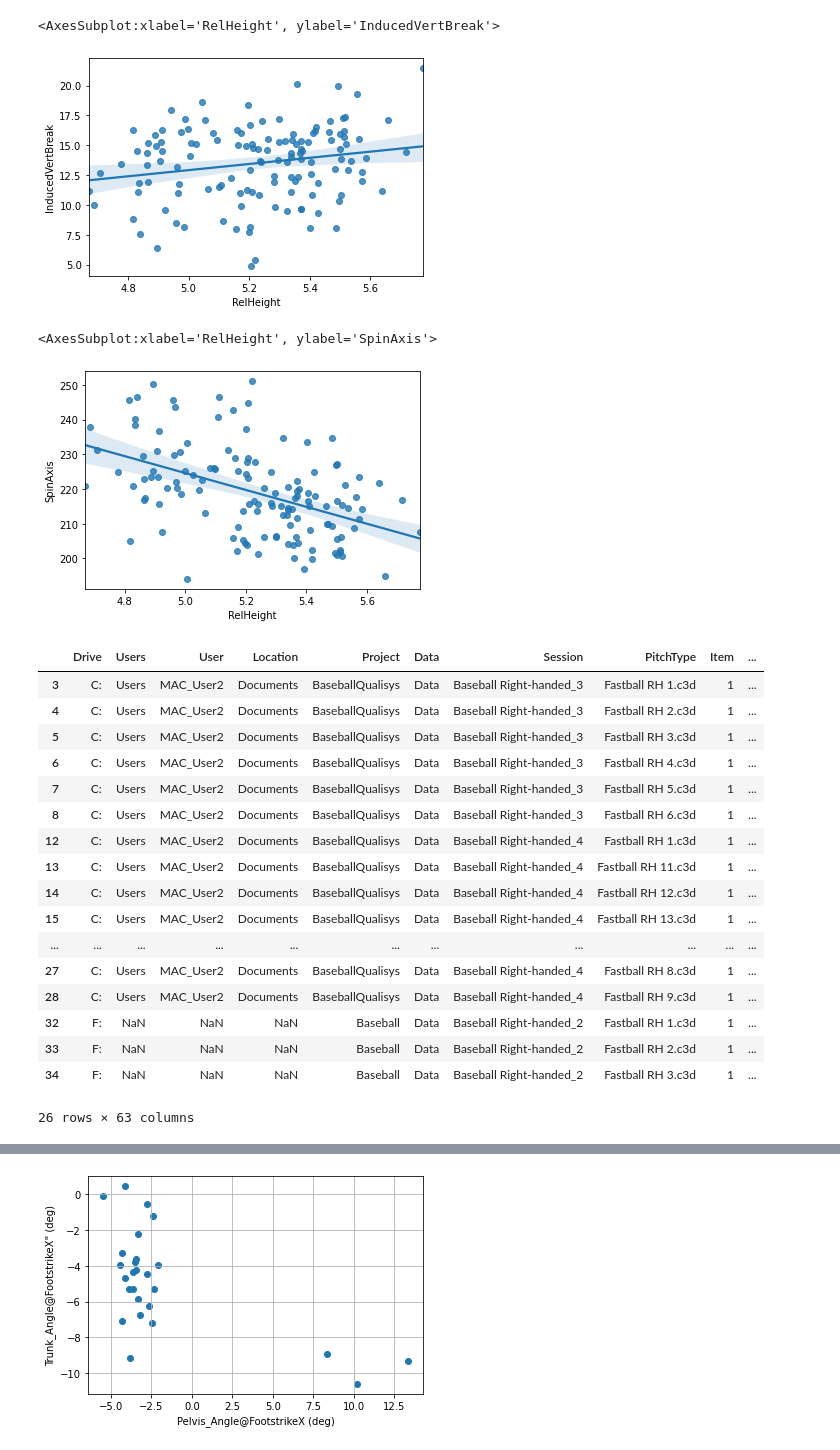
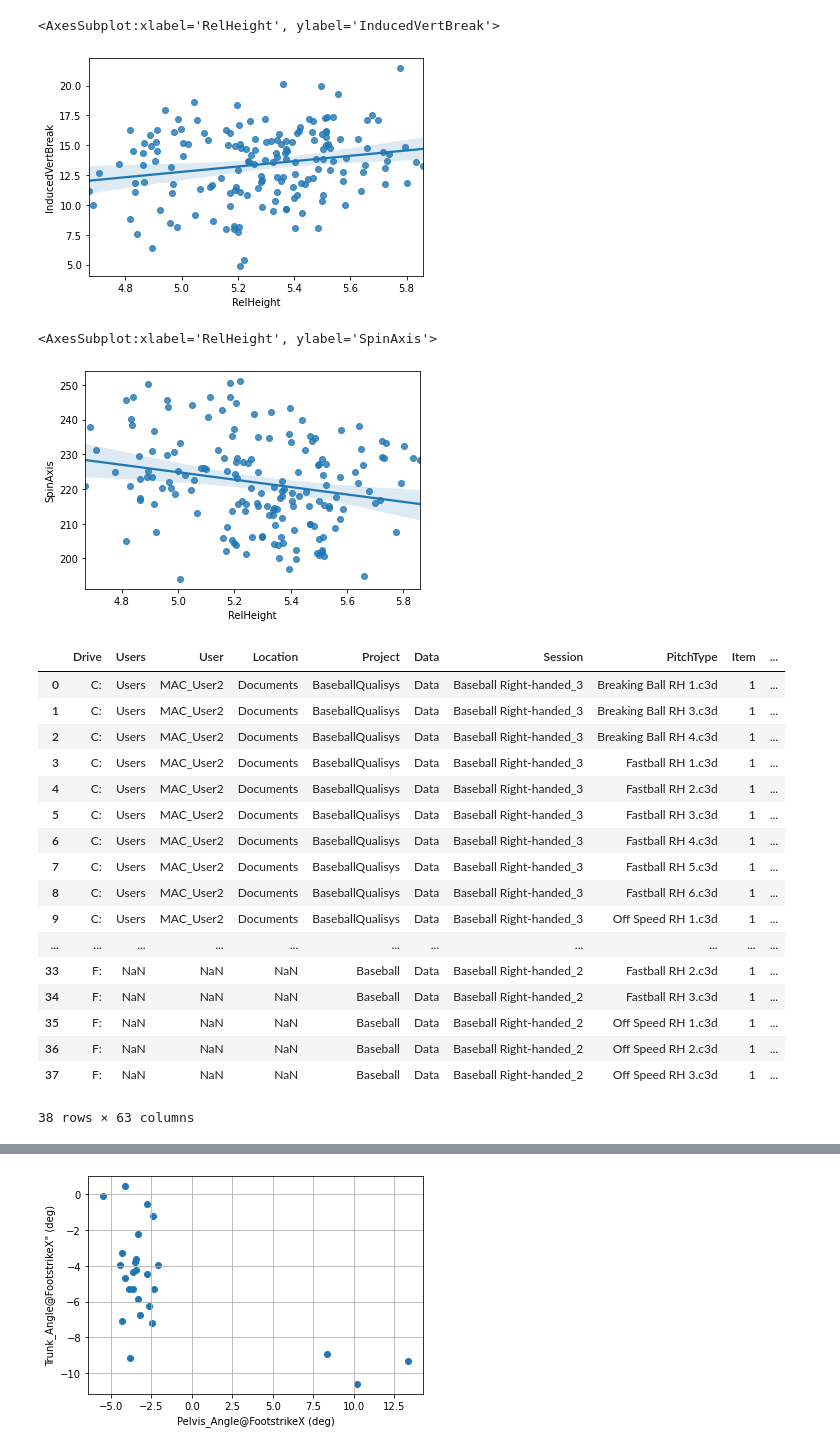
Before and after one commit to joeymylott/WakeForestBiomechanicsAndAnalytics, a Jupyter notebook: PitchMovementBiomechanics (no names).ipynb, the cells around one changed output, grey strips where cells are left out. Saved outputs shown, nothing was run; the diff lists cells and outputs as text; code cells hidden in the pictures.

```diff
--- a/PitchMovementBiomechanics (no names).ipynb
+++ b/PitchMovementBiomechanics (no names).ipynb
@@ -68,14 +68,14 @@ sns.regplot(x="HorzBreak", y="InducedVertBreak", data=teddyfb)
 # %%
 # Plot InducedVertBreak per Release Height
 
-sns.regplot(x="RelHeight", y="InducedVertBreak", data=teddyfb)
+sns.regplot(x="RelHeight", y="InducedVertBreak", data=playerfb)
 # %% [output]
 <AxesSubplot:xlabel='RelHeight', ylabel='InducedVertBreak'>
-[figure, old version]
+[figure, new version]
 # %%
 # Plot Spin Axis per Release Height
 
-sns.regplot(x="RelHeight", y="SpinAxis", data=teddyfb)
+sns.regplot(x="RelHeight", y="SpinAxis", data=playerfb)
 # %% [output]
 <AxesSubplot:xlabel='RelHeight', ylabel='SpinAxis'>
-[figure, old version]
+[figure, new version]
@@ -88,31 +82,25 @@ sns.regplot(x="RelHeight", y="SpinAxis", data=teddyfb)
 # %%
-# Import biomech data and start doing Random Forest model
-
-# Download excel files and combine Data Frames
+# Read in biomech data
 
 biomechdf = pd.read_csv(r'C:\Users\joeym\Documents\Wake Forest\Pitching Lab\Baseball Analytics\Roosevelt Project\teddybiomechdata.csv')
-biomechdf = biomechdf.drop(columns = ['Pitcher'])
-
-# Filter biomech data for only fastballs
-
-biomechfb = biomechdf[biomechdf['PitchType'].str.contains('Fastball')]
-biomechfb
+biomechdf = biomechdf.drop(columns=['Pitcher'])
+biomechdf
 # %% [output]
 |  | Drive | Users | User | Location | Project | Data | Session | PitchType | Item | ... |
+| 0 | C: | Users | MAC_User2 | Documents | BaseballQualisys | Data | Baseball Right-handed_3 | Breaking Ball RH 1.c3d | 1 | ... |
+| 1 | C: | Users | MAC_User2 | Documents | BaseballQualisys | Data | Baseball Right-handed_3 | Breaking Ball RH 3.c3d | 1 | ... |
+| 2 | C: | Users | MAC_User2 | Documents | BaseballQualisys | Data | Baseball Right-handed_3 | Breaking Ball RH 4.c3d | 1 | ... |
 | 3 | C: | Users | MAC_User2 | Documents | BaseballQualisys | Data | Baseball Right-handed_3 | Fastball RH 1.c3d | 1 | ... |
 | 4 | C: | Users | MAC_User2 | Documents | BaseballQualisys | Data | Baseball Right-handed_3 | Fastball RH 2.c3d | 1 | ... |
 | 5 | C: | Users | MAC_User2 | Documents | BaseballQualisys | Data | Baseball Right-handed_3 | Fastball RH 3.c3d | 1 | ... |
 | 6 | C: | Users | MAC_User2 | Documents | BaseballQualisys | Data | Baseball Right-handed_3 | Fastball RH 4.c3d | 1 | ... |
 | 7 | C: | Users | MAC_User2 | Documents | BaseballQualisys | Data | Baseball Right-handed_3 | Fastball RH 5.c3d | 1 | ... |
 | 8 | C: | Users | MAC_User2 | Documents | BaseballQualisys | Data | Baseball Right-handed_3 | Fastball RH 6.c3d | 1 | ... |
-| 12 | C: | Users | MAC_User2 | Documents | BaseballQualisys | Data | Baseball Right-handed_4 | Fastball RH 1.c3d | 1 | ... |
-| 13 | C: | Users | MAC_User2 | Documents | BaseballQualisys | Data | Baseball Right-handed_4 | Fastball RH 11.c3d | 1 | ... |
-| 14 | C: | Users | MAC_User2 | Documents | BaseballQualisys | Data | Baseball Right-handed_4 | Fastball RH 12.c3d | 1 | ... |
-| 15 | C: | Users | MAC_User2 | Documents | BaseballQualisys | Data | Baseball Right-handed_4 | Fastball RH 13.c3d | 1 | ... |
+| 9 | C: | Users | MAC_User2 | Documents | BaseballQualisys | Data | Baseball Right-handed_3 | Off Speed RH 1.c3d | 1 | ... |
 | ... | ... | ... | ... | ... | ... | ... | ... | ... | ... | ... |
-| 27 | C: | Users | MAC_User2 | Documents | BaseballQualisys | Data | Baseball Right-handed_4 | Fastball RH 8.c3d | 1 | ... |
-| 28 | C: | Users | MAC_User2 | Documents | BaseballQualisys | Data | Baseball Right-handed_4 | Fastball RH 9.c3d | 1 | ... |
-| 32 | F: | NaN | NaN | NaN | Baseball | Data | Baseball Right-handed_2 | Fastball RH 1.c3d | 1 | ... |
 | 33 | F: | NaN | NaN | NaN | Baseball | Data | Baseball Right-handed_2 | Fastball RH 2.c3d | 1 | ... |
 | 34 | F: | NaN | NaN | NaN | Baseball | Data | Baseball Right-handed_2 | Fastball RH 3.c3d | 1 | ... |
+| 35 | F: | NaN | NaN | NaN | Baseball | Data | Baseball Right-handed_2 | Off Speed RH 1.c3d | 1 | ... |
+| 36 | F: | NaN | NaN | NaN | Baseball | Data | Baseball Right-handed_2 | Off Speed RH 2.c3d | 1 | ... |
+| 37 | F: | NaN | NaN | NaN | Baseball | Data | Baseball Right-handed_2 | Off Speed RH 3.c3d | 1 | ... |
-26 rows × 63 columns
+38 rows × 63 columns
```
Also changed, not shown: parts of 20 cells of this notebook.
